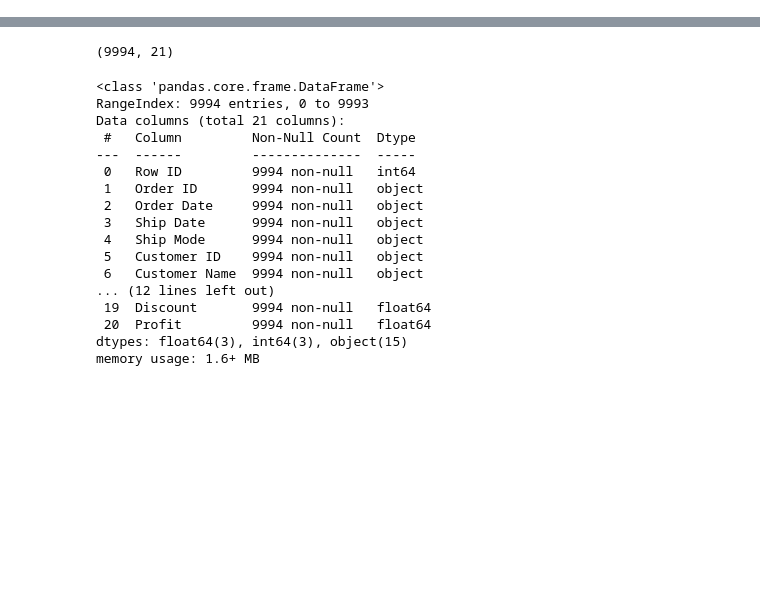
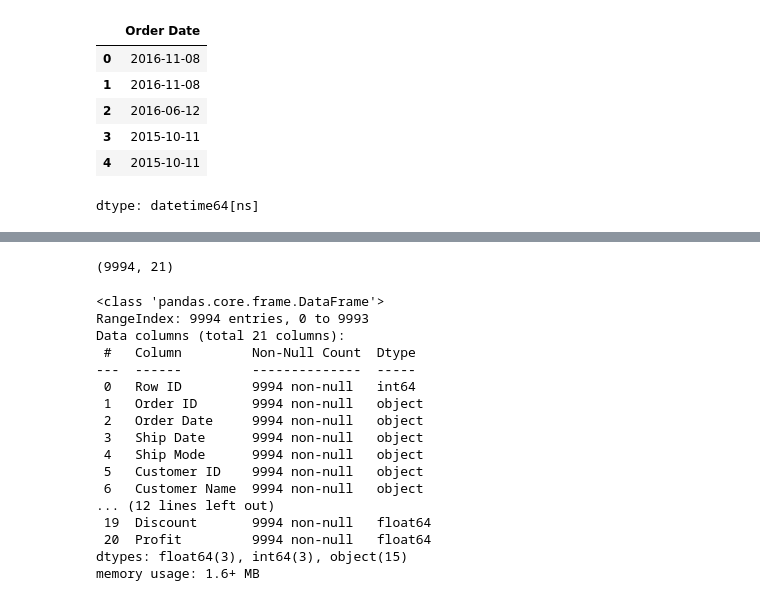
Before and after one commit to pinedareyesv/dashboard-ventas-pyme, a Jupyter notebook: exploracion_ventas.ipynb, the cells around one changed output, grey strips where cells are left out. Cells and saved outputs as stored; diff of their text form; code cells hidden in the pictures; blank space fills up the shorter version.

```diff
--- a/exploracion_ventas.ipynb
+++ b/exploracion_ventas.ipynb
@@ -4,0 +20,12 @@ import pandas as pd
+# %%
+df["Order Date"] = pd.to_datetime(df["Order Date"], format="%m/%d/%Y")
+
+df["Order Date"].head()
+# %% [output]
+|  | Order Date |
+| 0 | 2016-11-08 |
+| 1 | 2016-11-08 |
+| 2 | 2016-06-12 |
+| 3 | 2015-10-11 |
+| 4 | 2015-10-11 |
+dtype: datetime64[ns]
```
Also changed, not shown: parts of 6 cells of this notebook.
